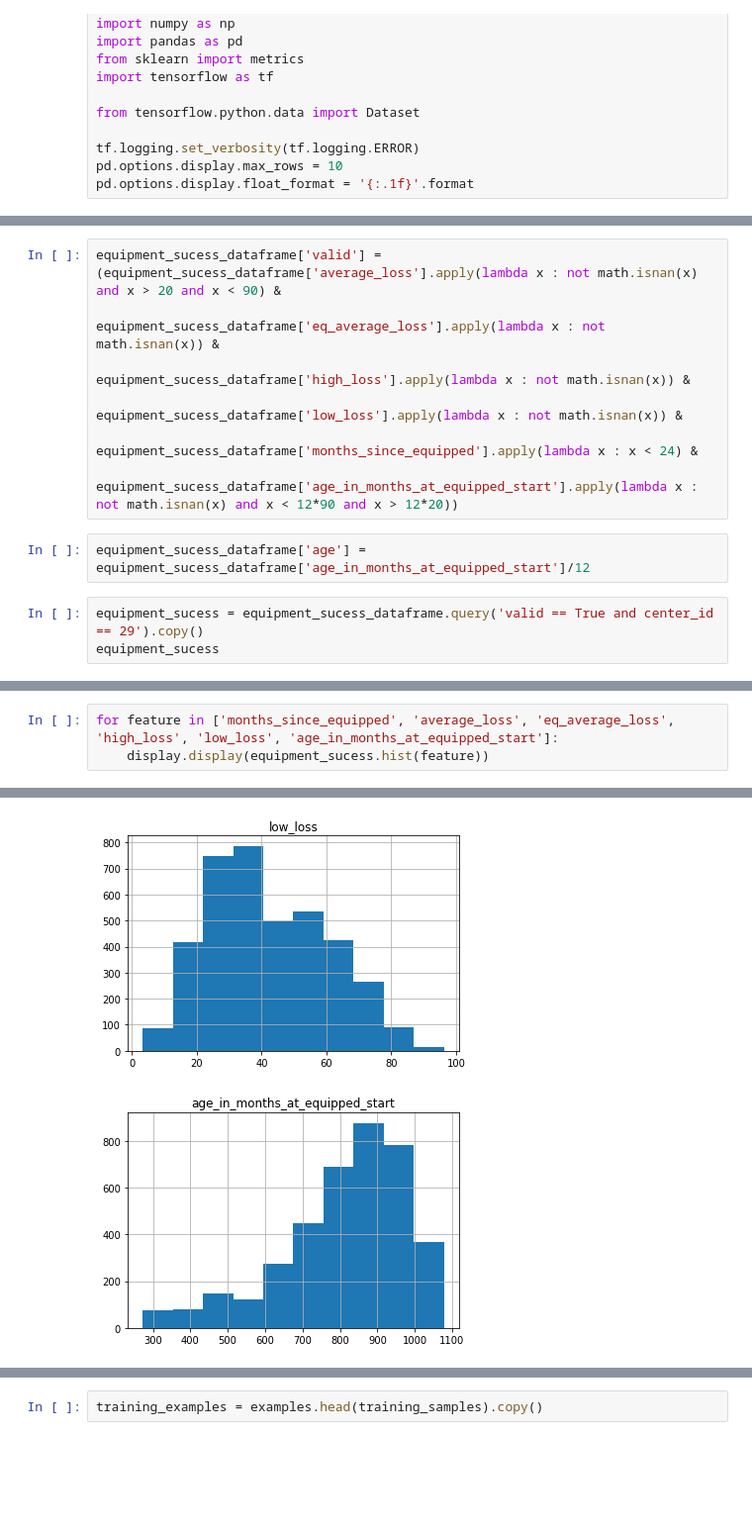
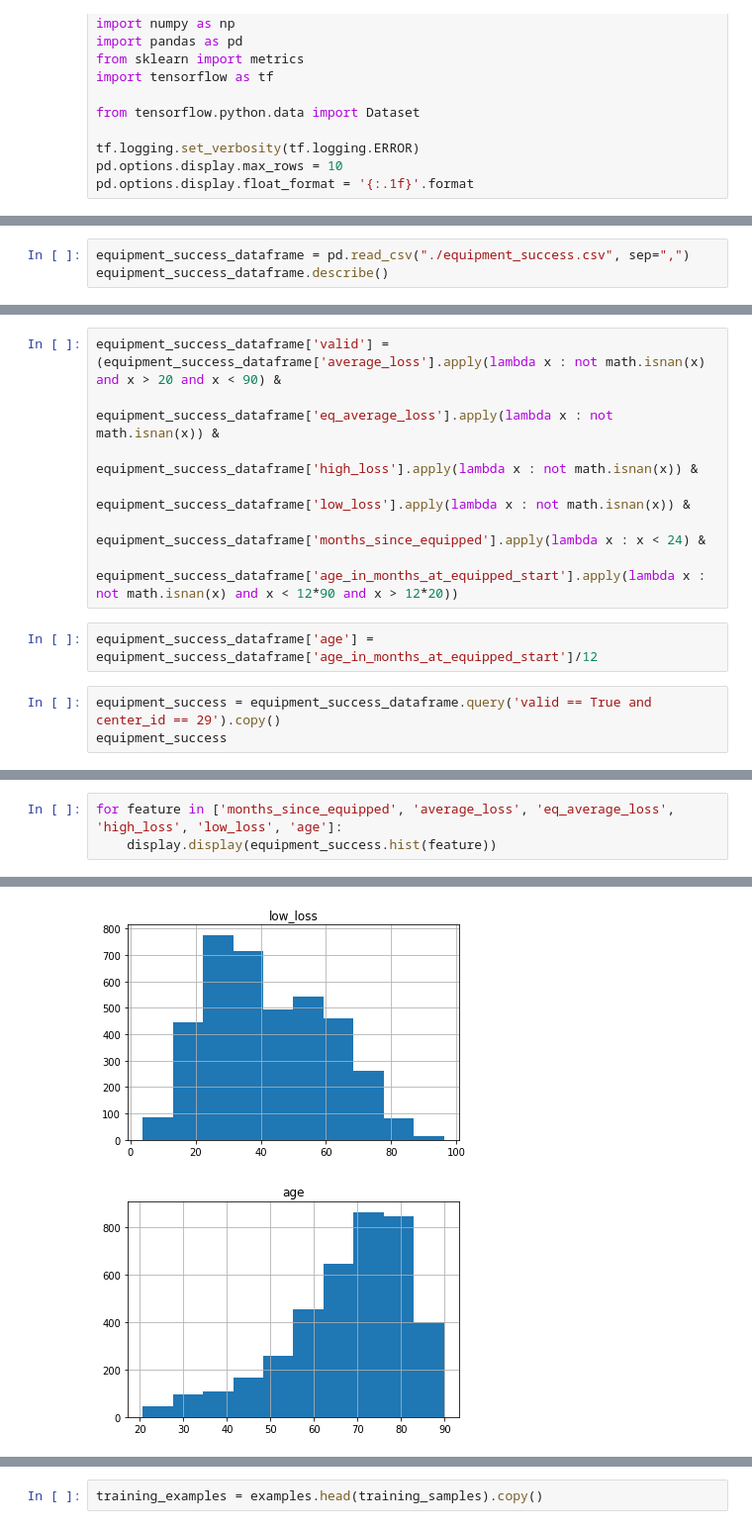
Before and after one commit to viebel/aaa-ml, a Jupyter notebook: notebooks/equipment-success.ipynb, the cells around one changed output, grey strips where cells are left out. Shown at 99% size. Saved outputs shown, nothing was run; the diff lists cells and outputs as text; blank space fills up the shorter version.

```diff
--- a/notebooks/equipment-success.ipynb
+++ b/notebooks/equipment-success.ipynb
@@ -32,0 +25,3 @@ equipment_sucess_dataframe.describe()
+# %%
+equipment_success_dataframe = pd.read_csv("./equipment_success.csv", sep=",")
+equipment_success_dataframe.describe()
@@ -33,14 +38,14 @@ equipment_sucess_dataframe.describe()
 # %%
-equipment_sucess_dataframe['valid'] = (equipment_sucess_dataframe['average_loss'].apply(lambda x : not math.isnan(x) and x > 20 and x < 90) &
-                                       equipment_sucess_dataframe['eq_average_loss'].apply(lambda x : not math.isnan(x)) &
-                                       equipment_sucess_dataframe['high_loss'].apply(lambda x : not math.isnan(x)) &
-                                       equipment_sucess_dataframe['low_loss'].apply(lambda x : not math.isnan(x)) &
-                                       equipment_sucess_dataframe['months_since_equipped'].apply(lambda x : x < 24) &
-                                       equipment_sucess_dataframe['age_in_months_at_equipped_start'].apply(lambda x : not math.isnan(x) and x < 12*90 and x > 12*20))
+equipment_success_dataframe['valid'] = (equipment_success_dataframe['average_loss'].apply(lambda x : not math.isnan(x) and x > 20 and x < 90) &
+                                       equipment_success_dataframe['eq_average_loss'].apply(lambda x : not math.isnan(x)) &
+                                       equipment_success_dataframe['high_loss'].apply(lambda x : not math.isnan(x)) &
+                                       equipment_success_dataframe['low_loss'].apply(lambda x : not math.isnan(x)) &
+                                       equipment_success_dataframe['months_since_equipped'].apply(lambda x : x < 24) &
+                                       equipment_success_dataframe['age_in_months_at_equipped_start'].apply(lambda x : not math.isnan(x) and x < 12*90 and x > 12*20))
 # %%
-equipment_sucess_dataframe['age'] = equipment_sucess_dataframe['age_in_months_at_equipped_start']/12
+equipment_success_dataframe['age'] = equipment_success_dataframe['age_in_months_at_equipped_start']/12
 # %%
-equipment_sucess = equipment_sucess_dataframe.query('valid == True and center_id == 29').copy()
-equipment_sucess
+equipment_success = equipment_success_dataframe.query('valid == True and center_id == 29').copy()
+equipment_success
 # %% [output]
 |  | patient_id | center_id | ears | months_since_equipped | average_loss | high_loss | low_loss | ... |
@@ -59,6 +64,6 @@ equipment_sucess
 # %%
-for feature in ['months_since_equipped', 'average_loss', 'eq_average_loss', 'high_loss', 'low_loss', 'age_in_months_at_equipped_start']:
-    display.display(equipment_sucess.hist(feature))
+for feature in ['months_since_equipped', 'average_loss', 'eq_average_loss', 'high_loss', 'low_loss', 'age']:
+    display.display(equipment_success.hist(feature))
 # %% [output]
 array([[<matplotlib.axes._subplots.AxesSubplot object at 0x...>]],
       dtype=object)
@@ -79,3 +84,3 @@ array([[<matplotlib.axes._subplots.AxesSubplot object at 0x...>]],
-[figure, old version]
+[figure, new version]
-[figure, old version]
+[figure, new version]
 # %%
```
Also changed, not shown: parts of 32 cells of this notebook, 4 other files.
